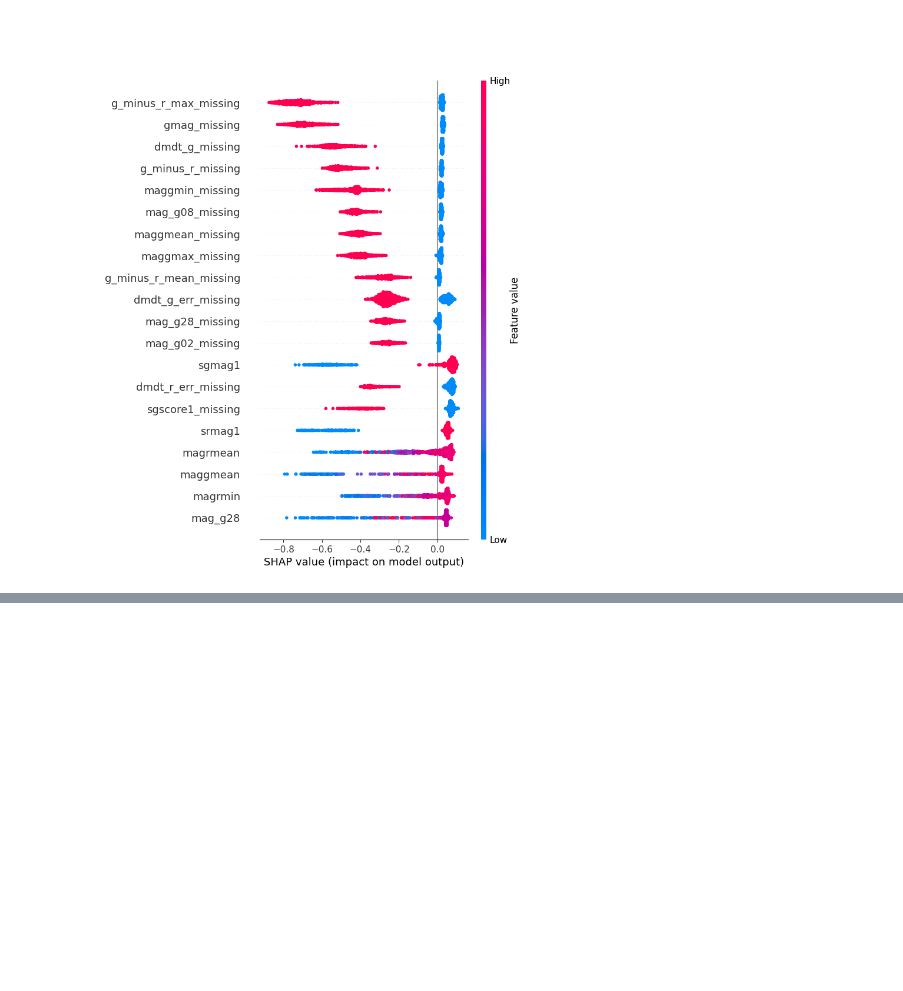
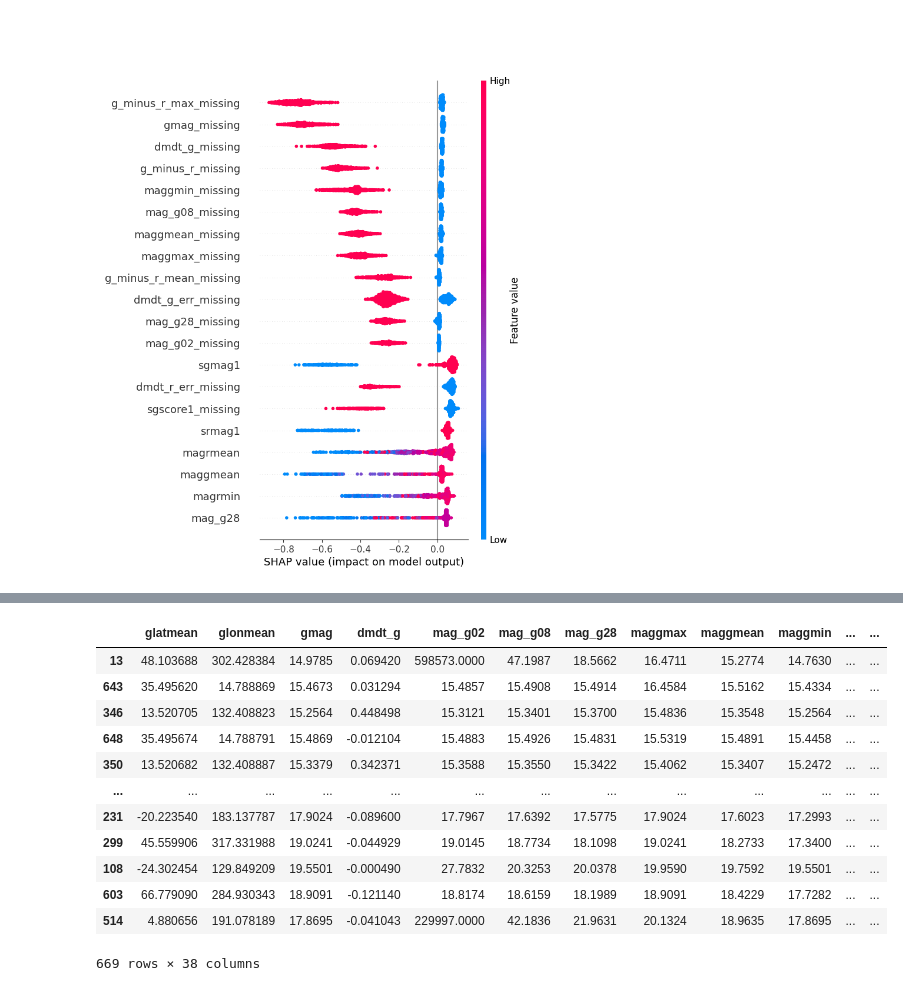
Before and after one commit to lukfelix/AppliedML26_FinalProject, a Jupyter notebook: notebooks/isolation_forest.ipynb, the cells around one changed output, grey strips where cells are left out. Saved outputs shown, nothing was run; the diff lists cells and outputs as text; code cells hidden in the pictures; blank space fills up the shorter version.

```diff
--- a/notebooks/isolation_forest.ipynb
+++ b/notebooks/isolation_forest.ipynb
@@ -213,0 +261,17 @@ plt.savefig('shap_summary_anomalies.pdf')
+# %%
+anoms=data[data.anomaly==-1].reset_index(drop=True)
+anoms.sort_values(by='anomaly_score')
+# %% [output]
+|  | glatmean | glonmean | gmag | dmdt_g | mag_g02 | mag_g08 | mag_g28 | maggmax | maggmean | maggmin | ... | ... |
+| 13 | 48.103688 | 302.428384 | 14.9785 | 0.069420 | 598573.0000 | 47.1987 | 18.5662 | 16.4711 | 15.2774 | 14.7630 | ... | ... |
+| 643 | 35.495620 | 14.788869 | 15.4673 | 0.031294 | 15.4857 | 15.4908 | 15.4914 | 16.4584 | 15.5162 | 15.4334 | ... | ... |
+| 346 | 13.520705 | 132.408823 | 15.2564 | 0.448498 | 15.3121 | 15.3401 | 15.3700 | 15.4836 | 15.3548 | 15.2564 | ... | ... |
+| 648 | 35.495674 | 14.788791 | 15.4869 | -0.012104 | 15.4883 | 15.4926 | 15.4831 | 15.5319 | 15.4891 | 15.4458 | ... | ... |
+| 350 | 13.520682 | 132.408887 | 15.3379 | 0.342371 | 15.3588 | 15.3550 | 15.3422 | 15.4062 | 15.3407 | 15.2472 | ... | ... |
+| ... | ... | ... | ... | ... | ... | ... | ... | ... | ... | ... | ... | ... |
+| 231 | -20.223540 | 183.137787 | 17.9024 | -0.089600 | 17.7967 | 17.6392 | 17.5775 | 17.9024 | 17.6023 | 17.2993 | ... | ... |
+| 299 | 45.559906 | 317.331988 | 19.0241 | -0.044929 | 19.0145 | 18.7734 | 18.1098 | 19.0241 | 18.2733 | 17.3400 | ... | ... |
+| 108 | -24.302454 | 129.849209 | 19.5501 | -0.000490 | 27.7832 | 20.3253 | 20.0378 | 19.9590 | 19.7592 | 19.5501 | ... | ... |
+| 603 | 66.779090 | 284.930343 | 18.9091 | -0.121140 | 18.8174 | 18.6159 | 18.1989 | 18.9091 | 18.4229 | 17.7282 | ... | ... |
+| 514 | 4.880656 | 191.078189 | 17.8695 | -0.041043 | 229997.0000 | 42.1836 | 21.9631 | 20.1324 | 18.9635 | 17.8695 | ... | ... |
+669 rows × 38 columns
```
Also changed, not shown: parts of 6 cells of this notebook, 3 other files.
